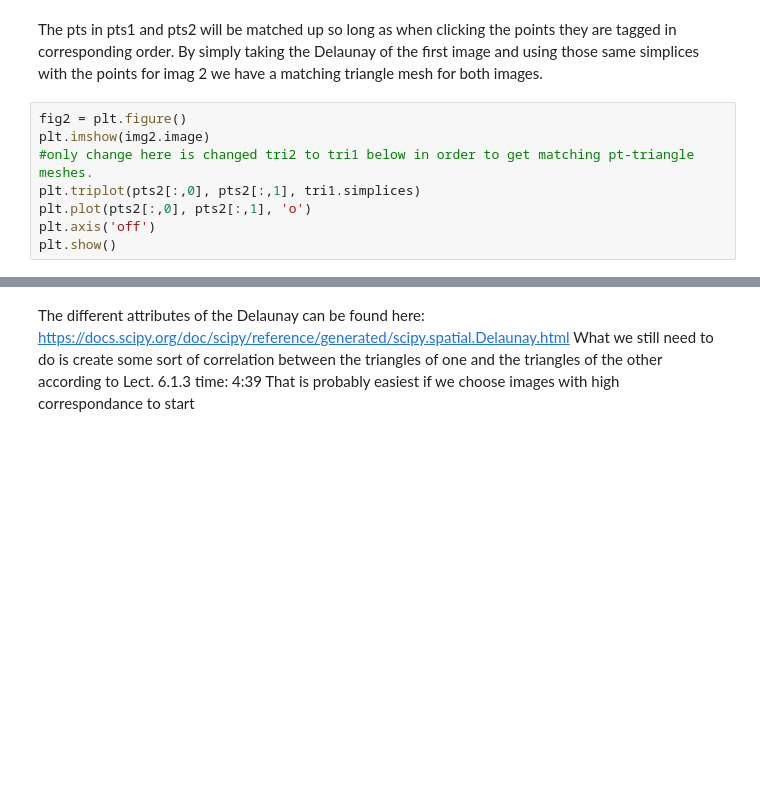
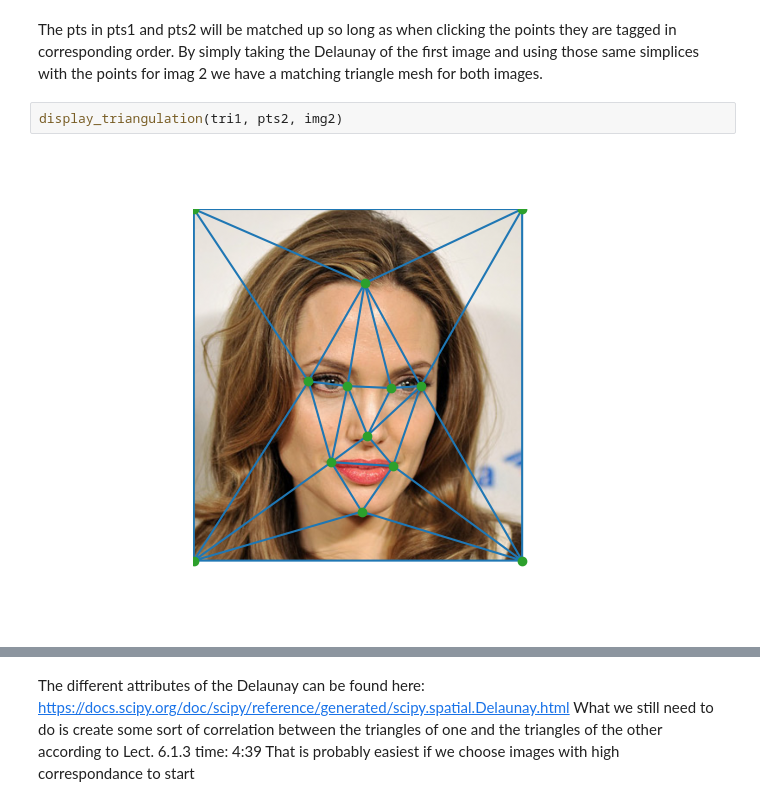
Before and after one commit to braydenturner/CS445_CourseProject, a Jupyter notebook: Project.ipynb, the cells around one changed output, grey strips where cells are left out. Cells and saved outputs as stored; diff of their text form; blank space fills up the shorter version.

```diff
--- a/Project.ipynb
+++ b/Project.ipynb
@@ -128,12 +166,8 @@ plt.show()
 # %% [markdown]
 The pts in pts1 and pts2 will be matched up so long as when clicking the points they are tagged in corresponding order. By simply taking the Delaunay of the first image and using those same simplices with the points for imag 2 we have a matching triangle mesh for both images.
 # %%
-fig2 = plt.figure()
-plt.imshow(img2.image)
-#only change here is changed tri2 to tri1 below in order to get matching pt-triangle meshes.
-plt.triplot(pts2[:,0], pts2[:,1], tri1.simplices)
-plt.plot(pts2[:,0], pts2[:,1], 'o')
-plt.axis('off')
-plt.show()
+display_triangulation(tri1, pts2, img2)
+# %% [output]
+[figure, added]
 # %%
 pts1.shape
```
Also changed, not shown: parts of 21 cells of this notebook, 5 other files.
